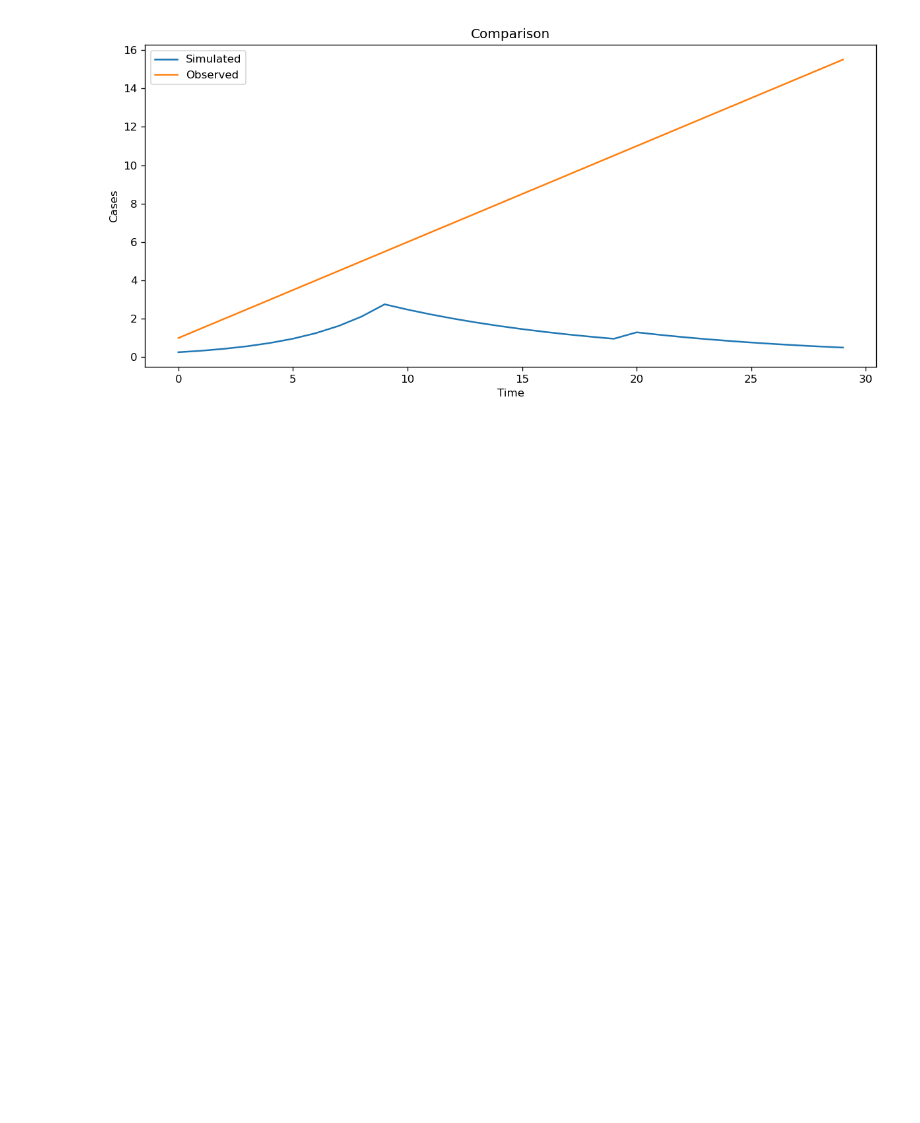
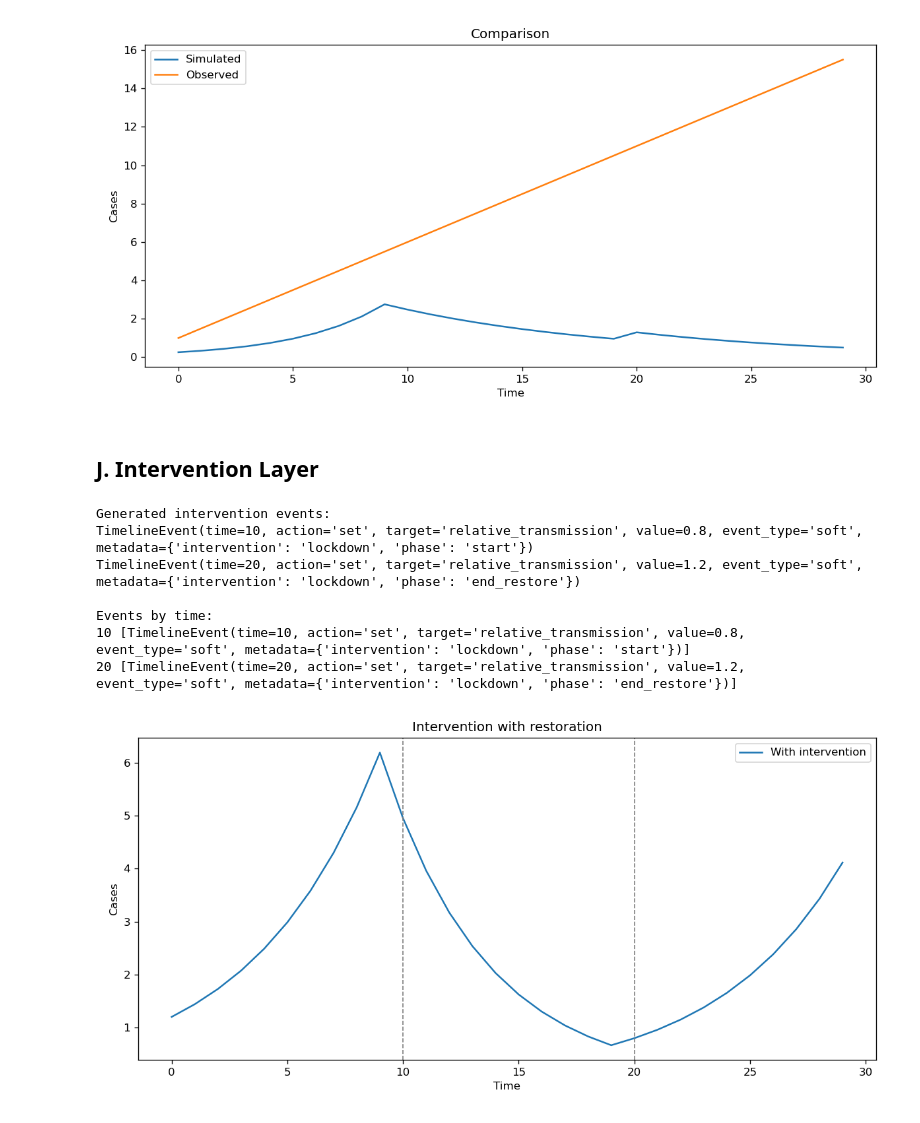
Before and after one commit to MikkoUEF/OpenABM-Covid19, a Jupyter notebook: extensions/notebooks/scenario_api_smoke_test.ipynb, the cells around one changed output. Saved outputs shown, nothing was run; the diff lists cells and outputs as text; code cells hidden in the pictures; blank space fills up the shorter version.

Commit message:
Add intervention layer on top of scenario API

```diff
--- a/extensions/notebooks/scenario_api_smoke_test.ipynb
+++ b/extensions/notebooks/scenario_api_smoke_test.ipynb
@@ -193,3 +148,58 @@ buf.seek(0)
 display(Image(data=buf.read()))
 # %% [output]
 [figure]
+# %% [markdown]
+## J. Intervention Layer
+# %%
+lockdown = create_parameter_intervention(
+    name="lockdown",
+    start=10,
+    end=20,
+    params={"relative_transmission": 0.8},
+)
+
+generated = intervention_to_events(
+    lockdown,
+    base_params={"relative_transmission": 1.2, "testing_rate": 1.0},
+)
+print("Generated intervention events:")
+for ev in generated:
+    print(ev)
+
+scenario_intervention = create_scenario(
+    name="scenario_with_intervention",
+    base_params={"relative_transmission": 1.2, "testing_rate": 1.0},
+    interventions=[lockdown],
+)
+resolved_intervention = resolve_scenario(scenario_intervention)
+print("\nEvents by time:")
+for t in sorted(resolved_intervention.events_by_time):
+    print(t, resolved_intervention.events_by_time[t])
+
+result_intervention = run_scenario(resolved_intervention, steps=30)
+ts_intervention = result_to_timeseries(result_intervention, "cases")
+
+fig, ax = plt.subplots(figsize=(10, 5))
+ax.plot(ts_intervention.times, ts_intervention.values, label='With intervention')
+ax.axvline(10, color='gray', linestyle='--', linewidth=1)
+ax.axvline(20, color='gray', linestyle='--', linewidth=1)
+ax.set_xlabel('Time')
+ax.set_ylabel('Cases')
+ax.set_title('Intervention with restoration')
+ax.legend()
+fig.tight_layout()
+
+buf = io.BytesIO()
+fig.savefig(buf, format='png', dpi=120)
+plt.close(fig)
+buf.seek(0)
+display(Image(data=buf.read()))
+# %% [output]
+Generated intervention events:
+TimelineEvent(time=10, action='set', target='relative_transmission', value=0.8, event_type='soft', metadata={'intervention': 'lockdown', 'phase': 'start'})
+TimelineEvent(time=20, action='set', target='relative_transmission', value=1.2, event_type='soft', metadata={'intervention': 'lockdown', 'phase': 'end_restore'})
+
+Events by time:
+10 [TimelineEvent(time=10, action='set', target='relative_transmission', value=0.8, event_type='soft', metadata={'intervention': 'lockdown', 'phase': 'start'})]
+20 [TimelineEvent(time=20, action='set', target='relative_transmission', value=1.2, event_type='soft', metadata={'intervention': 'lockdown', 'phase': 'end_restore'})]
+[figure, added]
```
Also changed, not shown: parts of 9 cells of this notebook, 7 other files.
